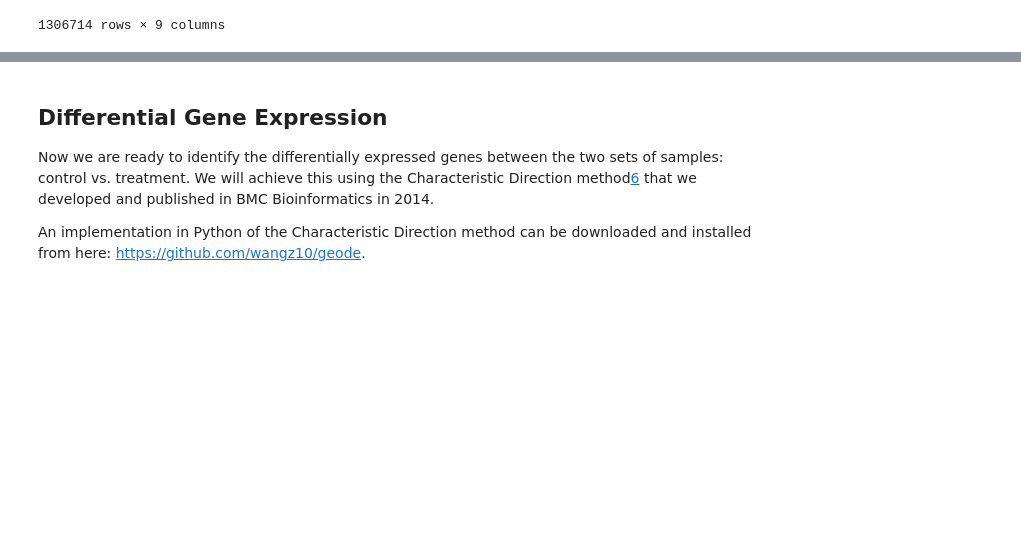
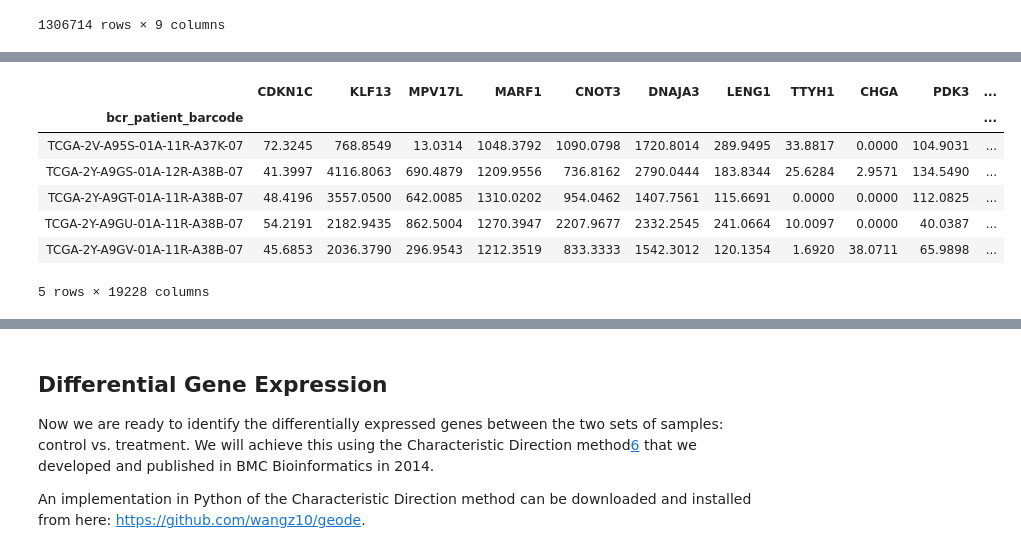
Before and after one commit to sohilsshah91/hacknights, a Jupyter notebook: tcga-lihc/1.1-hacknight-tcga-eda.ipynb, the cells around one changed output, grey strips where cells are left out. Drawn from its saved outputs; the diff is of its cells as text; code cells hidden in the pictures; blank space fills up the shorter version.

```diff
--- a/tcga-lihc/1.1-hacknight-tcga-eda.ipynb
+++ b/tcga-lihc/1.1-hacknight-tcga-eda.ipynb
@@ -330,0 +308,12 @@ meta_df
+# %%
+lihc_processed.columns = pd.Series(lihc_processed.T.index).map(map_geneid_to_hfnc_symbol).values
+lihc_processed.head()
+# %% [output]
+|  | CDKN1C | KLF13 | MPV17L | MARF1 | CNOT3 | DNAJA3 | LENG1 | TTYH1 | CHGA | PDK3 | ... |
+| bcr_patient_barcode |  |  |  |  |  |  |  |  |  |  | ... |
+| TCGA-2V-A95S-01A-11R-A37K-07 | 72.3245 | 768.8549 | 13.0314 | 1048.3792 | 1090.0798 | 1720.8014 | 289.9495 | 33.8817 | 0.0000 | 104.9031 | ... |
+| TCGA-2Y-A9GS-01A-12R-A38B-07 | 41.3997 | 4116.8063 | 690.4879 | 1209.9556 | 736.8162 | 2790.0444 | 183.8344 | 25.6284 | 2.9571 | 134.5490 | ... |
+| TCGA-2Y-A9GT-01A-11R-A38B-07 | 48.4196 | 3557.0500 | 642.0085 | 1310.0202 | 954.0462 | 1407.7561 | 115.6691 | 0.0000 | 0.0000 | 112.0825 | ... |
+| TCGA-2Y-A9GU-01A-11R-A38B-07 | 54.2191 | 2182.9435 | 862.5004 | 1270.3947 | 2207.9677 | 2332.2545 | 241.0664 | 10.0097 | 0.0000 | 40.0387 | ... |
+| TCGA-2Y-A9GV-01A-11R-A38B-07 | 45.6853 | 2036.3790 | 296.9543 | 1212.3519 | 833.3333 | 1542.3012 | 120.1354 | 1.6920 | 38.0711 | 65.9898 | ... |
+5 rows × 19228 columns
```
Also changed, not shown: parts of 32 cells of this notebook.
